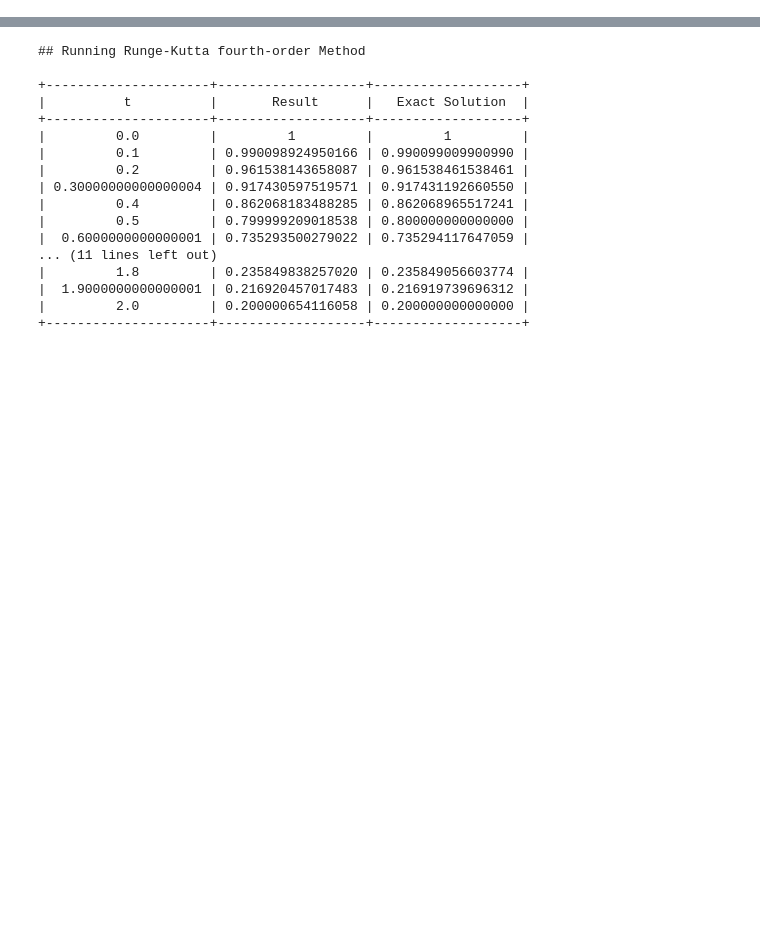
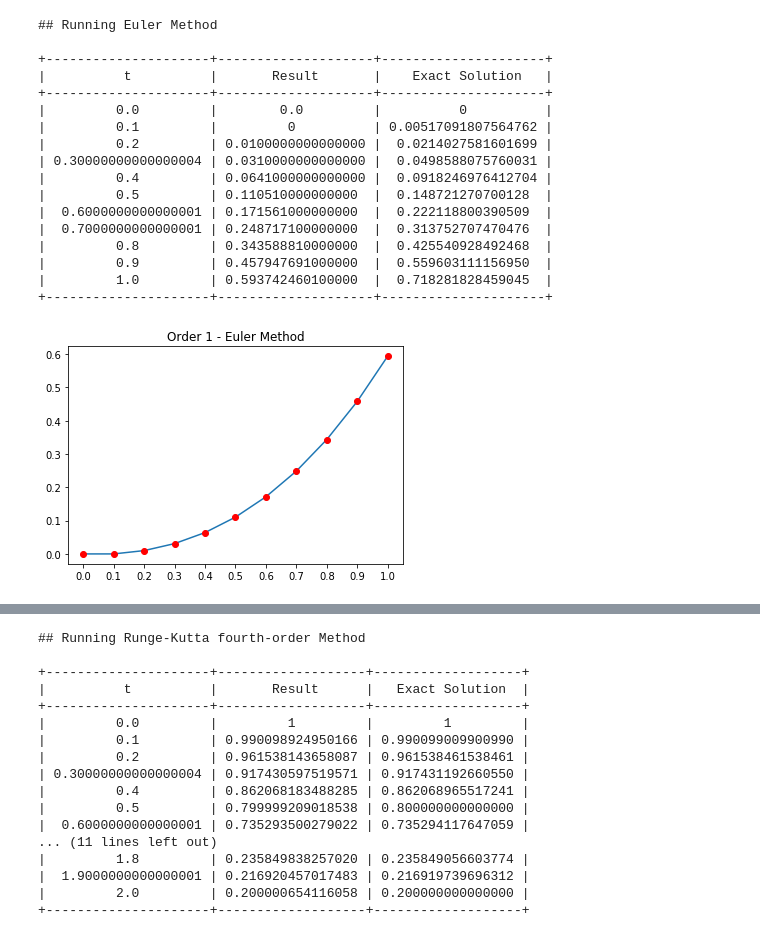
Before and after one commit to johndpope/COC473-computationalAlgebra, a Jupyter notebook: Assignment_3.ipynb, the cells around one changed output, grey strips where cells are left out. Cells and saved outputs as stored; diff of their text form; code cells hidden in the pictures; blank space fills up the shorter version.

```diff
--- a/Assignment_3.ipynb
+++ b/Assignment_3.ipynb
@@ -57,8 +83,17 @@ def integrateEulerMethod(function, delta, X0, maximumT):
 # %%
 ## 1 b) Runge-Kutta second-order Method
 def integrateRungeKutta2Method(function, delta, X0, maximumT):
+	"""
+	Implements: Runge-Kutta second-order Method to solve ODE First-Order
+	Arguments:
+		function: function to apply the method
+		delta: size of the integration step
+		X0: initial condition x(0)
+		maximumT: limit of integration (0 <= t <= maximumT)
+	Return: array [[t,result]] of analyzed function
+	"""
+
 	print("## Running Runge-Kutta second-order Method\n")
-
 	X_list = [X0]
 	t = 0.0
 	index = 0
@@ -83,8 +118,17 @@ def integrateRungeKutta2Method(function, delta, X0, maximumT):
 # %%
 ## 1 c) Runge-Kutta fourth-order Method
 def integrateRungeKutta4Method(function, delta, X0, maximumT):
+	"""
+	Implements: Runge-Kutta fourth-order Method to solve ODE First-Order
+	Arguments:
+		function: function to apply the method
+		delta: size of the integration step
+		X0: initial condition x(0)
+		maximumT: limit of integration (0 <= t <= maximumT)
+	Return: array [[t,result]] of analyzed function
+	"""
+
 	print("## Running Runge-Kutta fourth-order Method\n")
-
 	X_list = [X0]
 	t = 0.0
 	index = 0
@@ -178,6 +252,18 @@ def rungeKuttaNystrom(function, delta, X0, XX0, maximumT):
 # %%
 ## 1 ODE First-Order
 def integrateMethod(function, delta, X0, maximumT, order, exactSolution = 0):
+	"""
+	Implements: Solve ODE First-Order
+	Arguments:
+		function: function to apply the method
+		delta: size of the integration step
+		X0: initial condition x(0)
+		maximumT: limit of integration (0 <= t <= maximumT)
+		order: related to the algorithm that will be used
+		exactSolution: function that represents the exact result of the algorithm
+	Return: print table and graph of [[t,result]] and add exactSoluction on table if provided
+	"""
+
 	# order 1 = Euler Method
 	# order 2 = Runge-Kutta second-order Method
 	# order 4 = Runge-Kutta fourth-order Method
@@ -227,0 +312,27 @@ Exercício 1:
+# %%
+sampleFunction1 = t + y
+deltaT = 0.1
+X0 = 0.0
+maximumT = 1.0
+exactSolution = exp(t)-t-1
+
+integrateMethod(sampleFunction1, deltaT, X0, maximumT, 1, exactSolution)
+# %% [output]
+## Running Euler Method
+
++---------------------+--------------------+---------------------+
+|          t          |       Result       |    Exact Solution   |
++---------------------+--------------------+---------------------+
+|         0.0         |        0.0         |          0          |
+|         0.1         |         0          | 0.00517091807564762 |
+|         0.2         | 0.0100000000000000 |  0.0214027581601699 |
+| 0.30000000000000004 | 0.0310000000000000 |  0.0498588075760031 |
+|         0.4         | 0.0641000000000000 |  0.0918246976412704 |
+|         0.5         | 0.110510000000000  |  0.148721270700128  |
+|  0.6000000000000001 | 0.171561000000000  |  0.222118800390509  |
+|  0.7000000000000001 | 0.248717100000000  |  0.313752707470476  |
+|         0.8         | 0.343588810000000  |  0.425540928492468  |
+|         0.9         | 0.457947691000000  |  0.559603111156950  |
+|         1.0         | 0.593742460100000  |  0.718281828459045  |
++---------------------+--------------------+---------------------+
+[figure, added]
```
Also changed, not shown: parts of 24 cells of this notebook, 1 other file.
